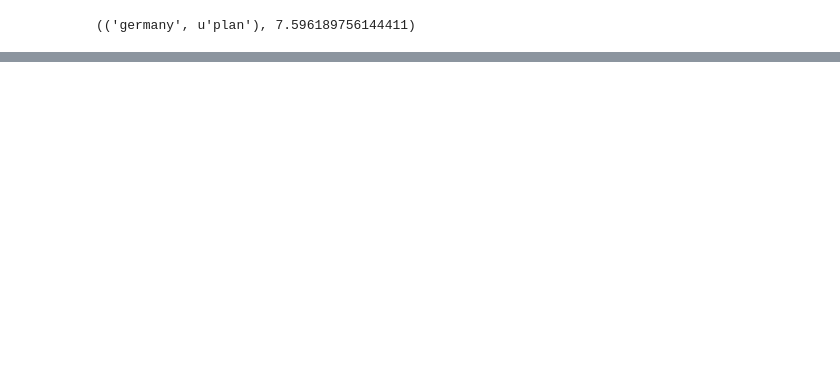
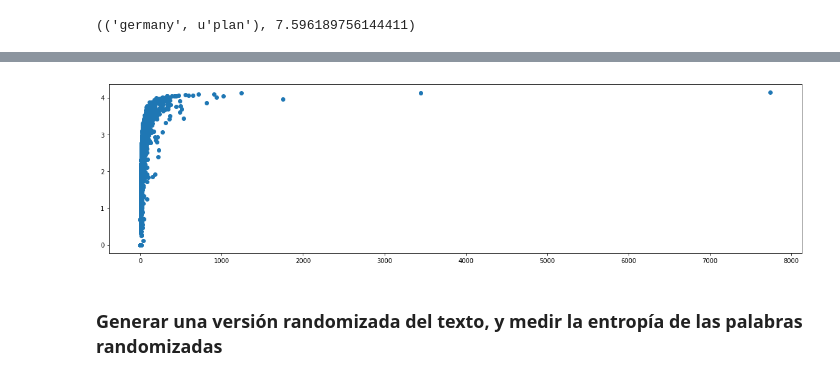
Before and after one commit to santiago-mb/data-science, a Jupyter notebook: wip/tp6/tp6.ipynb, the cells around one changed output, grey strips where cells are left out. Saved outputs shown, nothing was run; the diff lists cells and outputs as text; code cells hidden in the pictures; blank space fills up the shorter version.

```diff
--- a/wip/tp6/tp6.ipynb
+++ b/wip/tp6/tp6.ipynb
@@ -49,7 +54,7 @@ with open('ap/ap.txt', 'r') as ap:
         text = ap.readline().strip()
         ap.readline()
         ap.readline()
-        apCorpus[docNumber] = tokenize(text)
+        apCorpus[docNumber], _ = tokenize(text)
         nextDoc = ap.readline()
 # %% [markdown]
 ### Calcular el tamaño del vocabulario
@@ -159,0 +194,10 @@ print(maximum, sum_scores[maximum])
+# %%
+def prob_in_window(tokens, words, window_size):
+    res = {}
+    chunks = [tokens[i:i + window_size] for i in xrange(0, len(tokens), window_size)]
+    for i, chunk in enumerate(chunks):
+        probs_in_chunk = {}
+        for w in words:
+            probs_in_chunk[w] = chunk.count(w) / float(len(chunk))
+        res[i] = probs_in_chunk
+    return res
@@ -159,0 +206,18 @@ print(maximum, sum_scores[maximum])
+# %%
+def entropies_parts(tokens, words, parts):
+    probs = prob_in_window(tokens, words, len(tokens) / parts)
+    res = {}
+    for word in words:
+        res[word] = sc.stats.entropy([probs[i][word] for i in range(0, parts)])
+    return res
+
+def report_entropies_parts(probs_w, words, parts):
+    for word in words:
+        print 'Entropy for', parts, 'parts for word', word, probs_w[word]
+    print ''
+
+report_entropies_parts(entropies_parts(darwin_tokens, relevant_words, 32), relevant_words, 32)
+report_entropies_parts(entropies_parts(darwin_tokens, relevant_words, 64), relevant_words, 64)
+report_entropies_parts(entropies_parts(darwin_tokens, relevant_words, 128), relevant_words, 128)
+
+probs_w = entropies_parts(darwin_tokens, set(darwin_tokens), 64)
@@ -159,0 +236,8 @@ print(maximum, sum_scores[maximum])
+# %%
+plt.subplots(figsize=(20,5))
+plt.scatter([word_freq_darwin[w] for w in probs_w.keys()], probs_w.values())
+plt.show()
+# %% [output]
+[figure, added]
+# %% [markdown]
+### Generar una versión randomizada del texto, y medir la entropía de las palabras randomizadas
```
Also changed, not shown: parts of 20 cells of this notebook, 1 other file.
